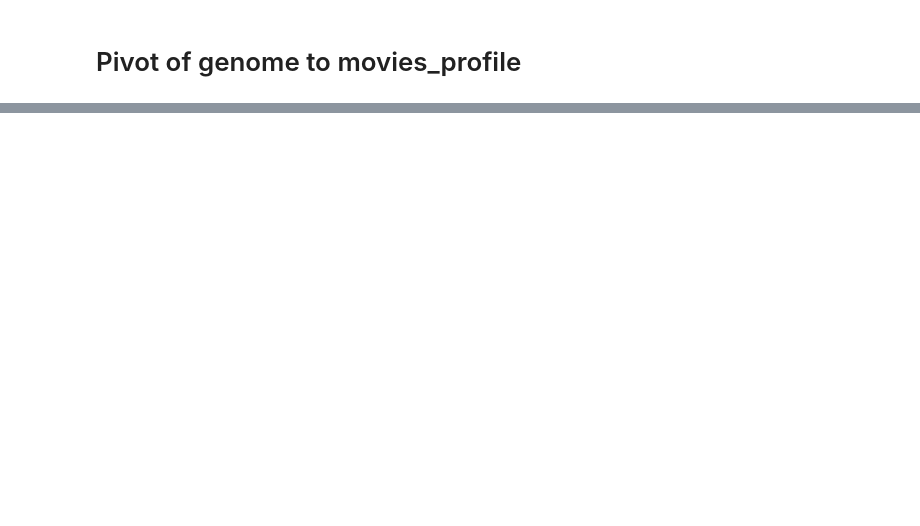
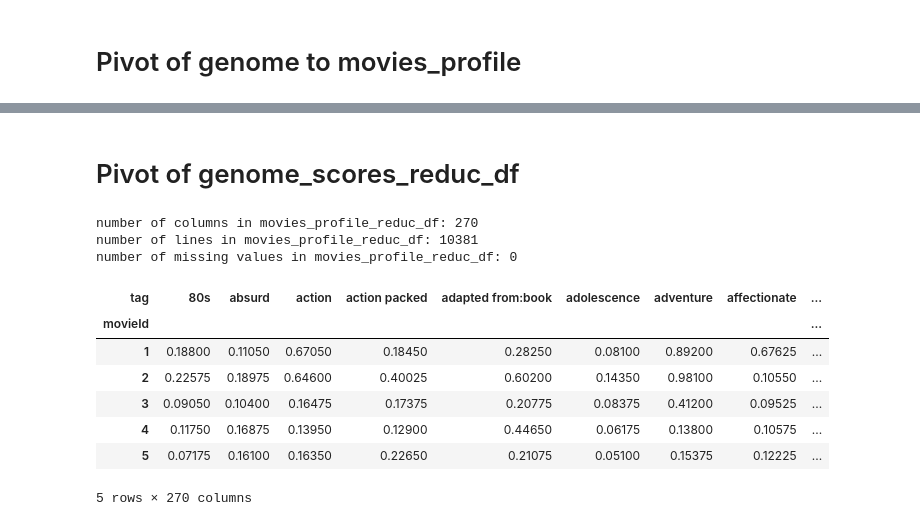
Before and after one commit to DataScientest-Studio/jun26_reco_systeme, a Jupyter notebook: notebooks/total_data_base.ipynb, the cells around one changed output, grey strips where cells are left out. Cells and saved outputs as stored; diff of their text form; code cells hidden in the pictures; blank space fills up the shorter version.

Commit message:
data exploration and features engineering

```diff
--- a/notebooks/total_data_base.ipynb
+++ b/notebooks/total_data_base.ipynb
@@ -71,0 +129,11 @@ display(movies_ratings_profile_df.head(5))
+# %%
+# we need to import only the genome_scores_reduc_df dataframe
+genome_scores_reduc_df = pd.read_parquet('../data/processed/genome_scores_reduc_df.parquet')
+
+
+#we merge the genome_scores_reduc_df and genome_tags_df dataframes on 'tagId'
+#with a left join to keep all genome_scores_reduc_df,
+# even if some tags could be missing in the genome tags dataframe
+genome_merge_reduc_df = genome_scores_reduc_df.merge(genome_tags_df, on="tagId", how="left")
+display(genome_merge_reduc_df.head(10))
+print("number of missing values:", genome_merge_reduc_df.isnull().sum().sum())
@@ -71,0 +153,27 @@ display(movies_ratings_profile_df.head(5))
+# %% [markdown]
+# Pivot of genome_scores_reduc_df
+# %%
+# we inversed the merged dataframe genome_merge_reduc_df
+# to have one line per movie and one column per tag,
+# with the relevance as values
+movies_profile_reduc_df = genome_merge_reduc_df.pivot(index="movieId",columns = "tag",values = "relevance")
+
+# below, we found the same number of movies in movies_profile_reduc_df
+# as in genome_scores_reduc_df and no missing values.
+#  Merge and pivot operations went well
+print("number of columns in movies_profile_reduc_df:", movies_profile_reduc_df.shape[1])
+print("number of lines in movies_profile_reduc_df:", movies_profile_reduc_df.shape[0])
+print("number of missing values in movies_profile_reduc_df:", movies_profile_reduc_df.isnull().sum().sum())
+display(movies_profile_reduc_df.head(5))
+# %% [output]
+number of columns in movies_profile_reduc_df: 270
+number of lines in movies_profile_reduc_df: 10381
+number of missing values in movies_profile_reduc_df: 0
+| tag | 80s | absurd | action | action packed | adapted from:book | adolescence | adventure | affectionate | ... |
+| movieId |  |  |  |  |  |  |  |  | ... |
+| 1 | 0.18800 | 0.11050 | 0.67050 | 0.18450 | 0.28250 | 0.08100 | 0.89200 | 0.67625 | ... |
+| 2 | 0.22575 | 0.18975 | 0.64600 | 0.40025 | 0.60200 | 0.14350 | 0.98100 | 0.10550 | ... |
+| 3 | 0.09050 | 0.10400 | 0.16475 | 0.17375 | 0.20775 | 0.08375 | 0.41200 | 0.09525 | ... |
+| 4 | 0.11750 | 0.16875 | 0.13950 | 0.12900 | 0.44650 | 0.06175 | 0.13800 | 0.10575 | ... |
+| 5 | 0.07175 | 0.16100 | 0.16350 | 0.22650 | 0.21075 | 0.05100 | 0.15375 | 0.12225 | ... |
+5 rows × 270 columns
```
Also changed, not shown: parts of 14 cells of this notebook, 7 other files.
